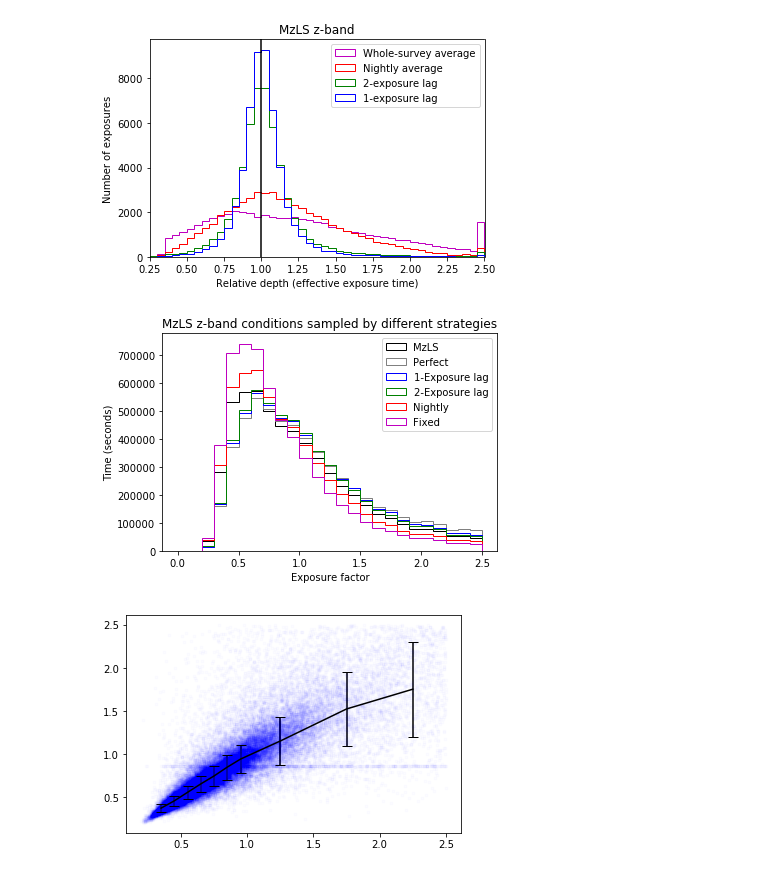
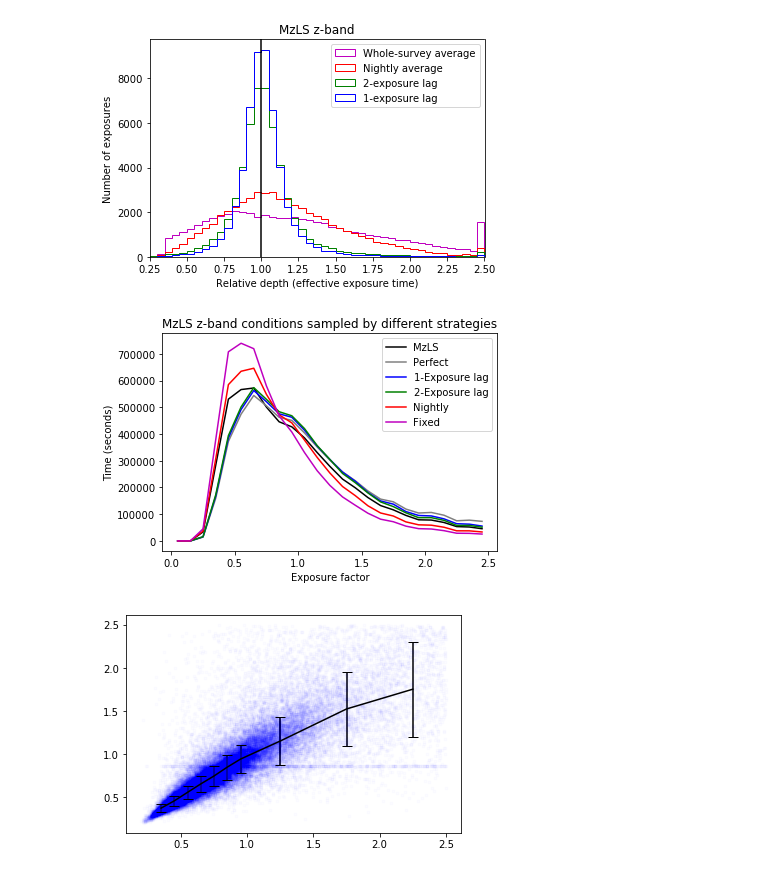
Before and after one commit to legacysurvey/obsbot, a Jupyter notebook: dynamic-exposure-time.ipynb, the cells around one changed output. Saved outputs shown, nothing was run; the diff lists cells and outputs as text; code cells hidden in the pictures.

```diff
--- a/dynamic-exposure-time.ipynb
+++ b/dynamic-exposure-time.ipynb
@@ -207,21 +207,27 @@ Nominal exposure time for lag1 strategy: 126.134046787
 Total lag1 exptime: 5.67028e+06
 [figure]
 # %%
+def smhist(x, color=None, label=None, **kwargs):
+    h,e = np.histogram(x, **kwargs)
+    emid = (e[:-1] + e[1:])/2.
+    plt.plot(emid, h, color=color, label=label)
+
 plt.clf()
-ha = dict(bins=25, range=(0,max_expfactor), histtype='step')
-plt.hist(T.expfactor, weights=T.exptime, color='k', label='MzLS', **ha)
-plt.hist(T.expfactor, weights=exptimes_perfect, color='0.5', label='Perfect', **ha)
-plt.hist(T.expfactor, weights=exptimes_lag1, color='b', label='1-Exposure lag', **ha)
-plt.hist(T.expfactor, weights=exptimes_lag2, color='g', label='2-Exposure lag', **ha)
-plt.hist(T.expfactor, weights=exptimes_nightly, color='r', label='Nightly', **ha)
-plt.hist(T.expfactor, weights=np.zeros_like(T.exptime)+exptime_fixed, color='m', label='Fixed', **ha)
+#ha = dict(bins=25, range=(0,max_expfactor), histtype='step')
+ha = dict(bins=25, range=(0,max_expfactor))
+smhist(T.expfactor, weights=T.exptime, color='k', label='MzLS', **ha)
+smhist(T.expfactor, weights=exptimes_perfect, color='0.5', label='Perfect', **ha)
+smhist(T.expfactor, weights=exptimes_lag1, color='b', label='1-Exposure lag', **ha)
+smhist(T.expfactor, weights=exptimes_lag2, color='g', label='2-Exposure lag', **ha)
+smhist(T.expfactor, weights=exptimes_nightly, color='r', label='Nightly', **ha)
+smhist(T.expfactor, weights=np.zeros_like(T.exptime)+exptime_fixed, color='m', label='Fixed', **ha)
 plt.xlabel('Exposure factor')
 plt.ylabel('Time (seconds)')
 plt.legend()
 plt.title('MzLS z-band conditions sampled by different strategies');
 plt.savefig('conditions.pdf')
 # %% [output]
-[figure, old version]
+[figure, new version]
 # %%
 bins = np.hstack((np.arange(0.3, 1.0, 0.1), np.arange(1.0, 2.51, 0.5)))
 avg_lag1, sig_lag1 = [],[]
```
